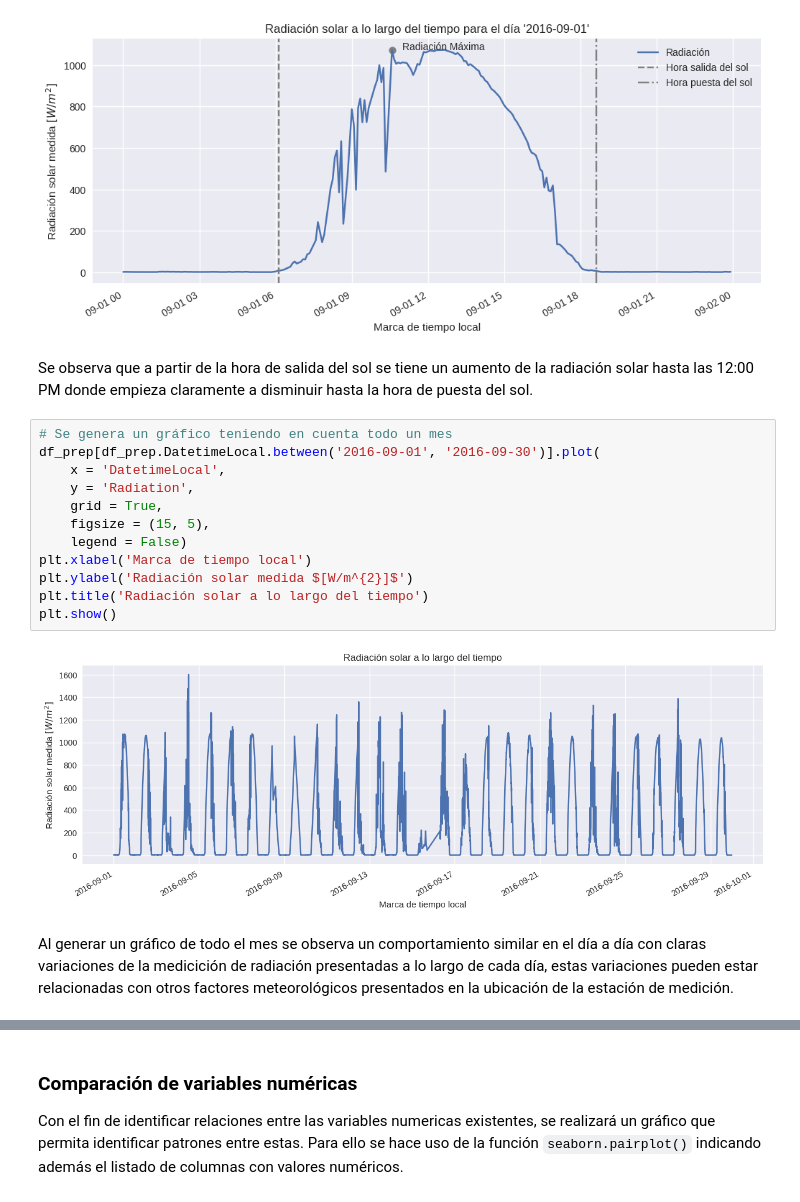
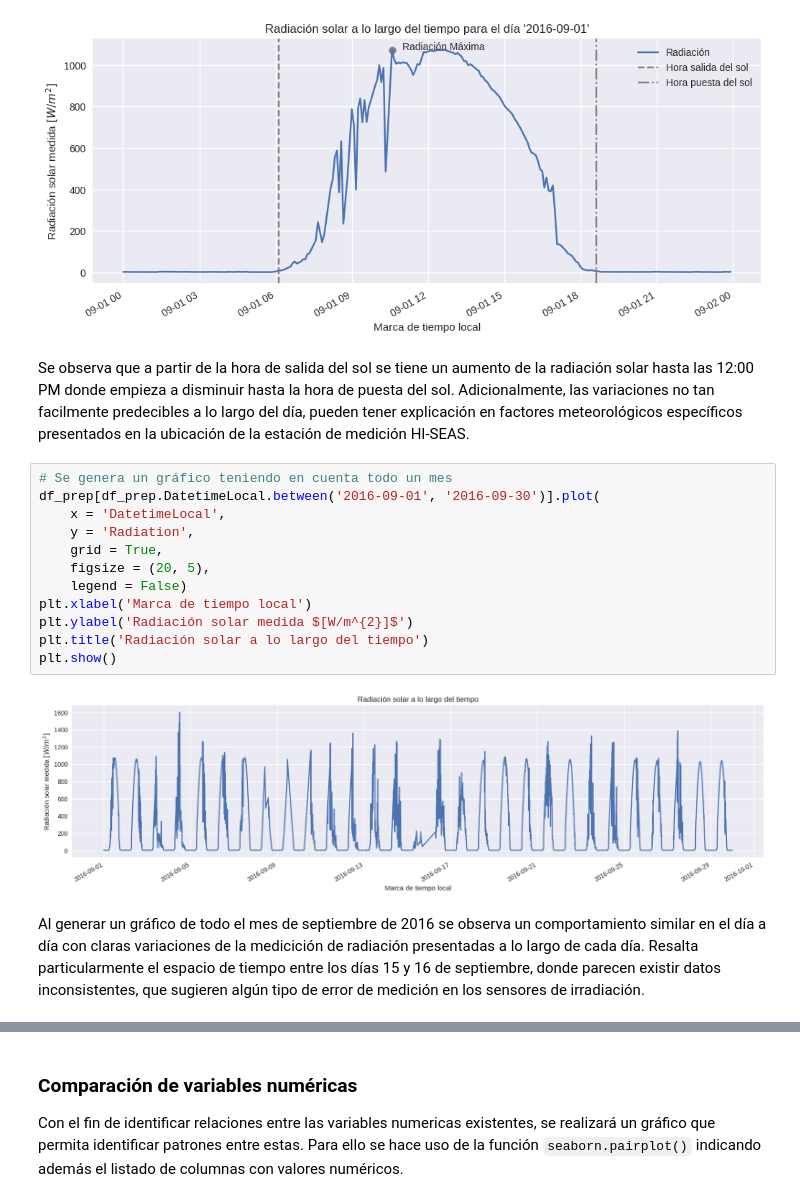
Before and after one commit to MoisesGuerreroUdeA/Seminario-Analitica-CDatos, a Jupyter notebook: jupyter/ME03/ME03_dataset2.ipynb, the cells around one changed output, grey strips where cells are left out. Drawn from its saved outputs; the diff is of its cells as text.

```diff
--- a/jupyter/ME03/ME03_dataset2.ipynb
+++ b/jupyter/ME03/ME03_dataset2.ipynb
@@ -363,20 +364,20 @@ plt.show()
 # %% [output]
 [figure]
 # %% [markdown]
-Se observa que a partir de la hora de salida del sol se tiene un aumento de la radiación solar hasta las 12:00 PM donde empieza claramente a disminuir hasta la hora de puesta del sol.
+Se observa que a partir de la hora de salida del sol se tiene un aumento de la radiación solar hasta las 12:00 PM donde empieza a disminuir hasta la hora de puesta del sol. Adicionalmente, las variaciones no tan facilmente predecibles a lo largo del día, pueden tener explicación en factores meteorológicos específicos presentados en la ubicación de la estación de medición HI-SEAS.
 # %%
 # Se genera un gráfico teniendo en cuenta todo un mes
 df_prep[df_prep.DatetimeLocal.between('2016-09-01', '2016-09-30')].plot(
     x = 'DatetimeLocal',
     y = 'Radiation',
     grid = True,
-    figsize = (15, 5),
+    figsize = (20, 5),
     legend = False)
 plt.xlabel('Marca de tiempo local')
 plt.ylabel('Radiación solar medida $[W/m^{2}]$')
 plt.title('Radiación solar a lo largo del tiempo')
 plt.show()
 # %% [output]
-[figure, old version]
+[figure, new version]
 # %% [markdown]
-Al generar un gráfico de todo el mes se observa un comportamiento similar en el día a día con claras variaciones de la medicición de radiación presentadas a lo largo de cada día, estas variaciones pueden estar relacionadas con otros factores meteorológicos presentados en la ubicación de la estación de medición.
+Al generar un gráfico de todo el mes de septiembre de 2016 se observa un comportamiento similar en el día a día con claras variaciones de la medicición de radiación presentadas a lo largo de cada día. Resalta particularmente el espacio de tiempo entre los días 15 y 16 de septiembre, donde parecen existir datos inconsistentes, que sugieren algún tipo de error de medición en los sensores de irradiación.
```
Also changed, not shown: parts of 11 cells of this notebook.
